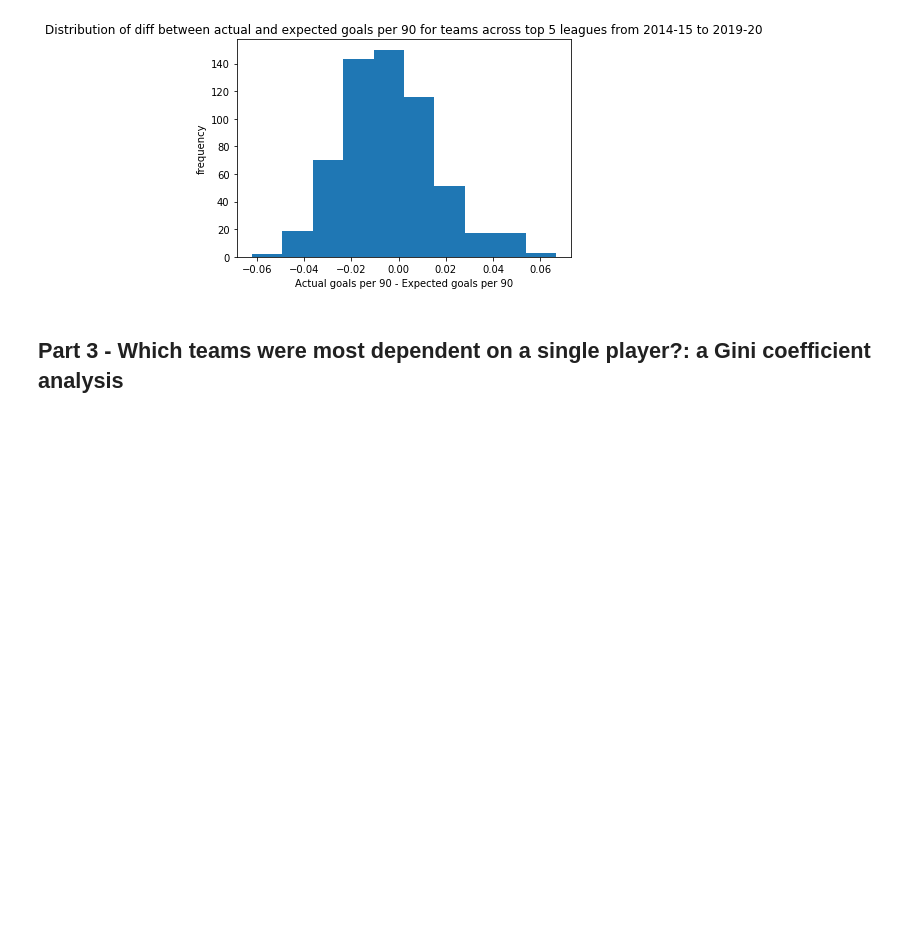
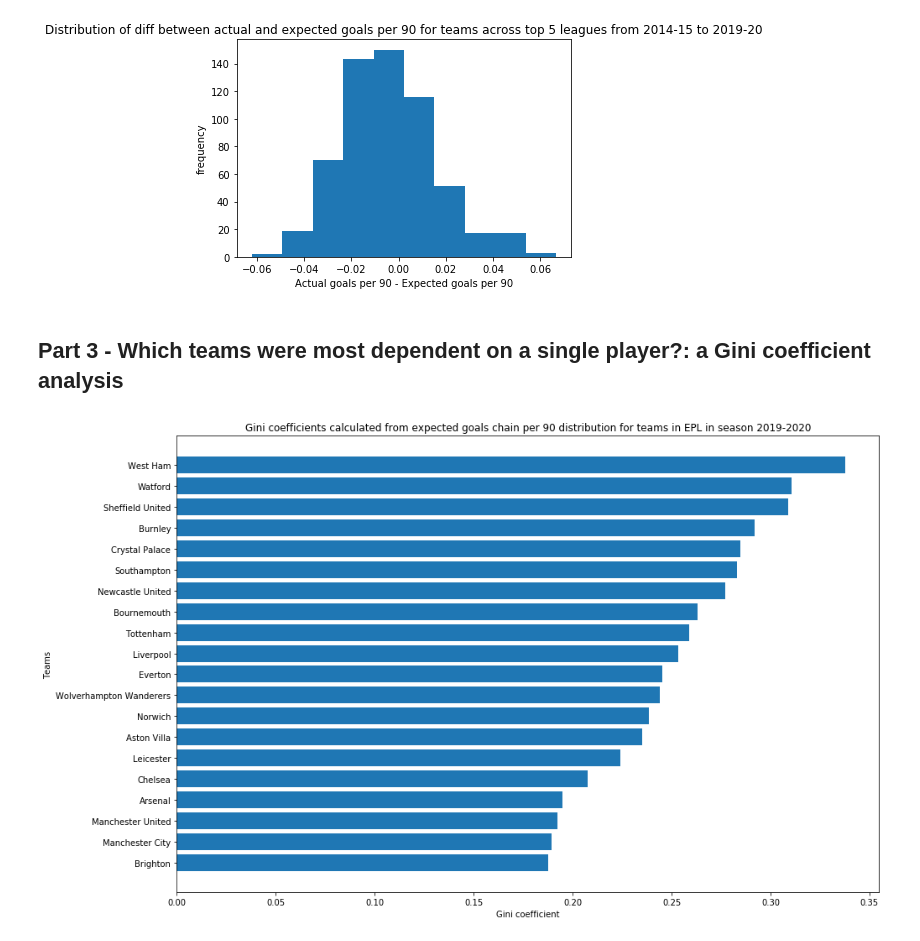
Before and after one commit to ankitpt/Data_Science_Blog_Post, a Jupyter notebook: Data Science Blog post.ipynb, the cells around one changed output. Cells and saved outputs as stored; diff of their text form; code cells hidden in the pictures; blank space fills up the shorter version.

```diff
--- a/Data Science Blog post.ipynb
+++ b/Data Science Blog post.ipynb
@@ -172,3 +172,16 @@ Text(0.5,1,'Distribution of diff between actual and expected goals per 90 for te
 [figure]
 # %% [markdown]
 ## Part 3 - Which teams were most dependent on a single player?: a Gini coefficient analysis
+# %%
+#Function to calculate gini coefficient. Taken from: https://github.com/oliviaguest/gini
+
+def gini(array):
+    """Calculate the Gini coefficient of a numpy array."""
+
+    array = array.flatten()
+    if np.amin(array) < 0:
+        array -= np.amin(array) #values cannot be negative
+    array = np.sort(array) #values must be sorted
+    index = np.arange(1,array.shape[0]+1) #index per array element
+    n = array.shape[0]#number of array elements
+    return ((np.sum((2 * index - n  - 1) * array)) / (n * np.sum(array)))
@@ -174,0 +240,4 @@ Text(0.5,1,'Distribution of diff between actual and expected goals per 90 for te
+# %%
+plot_gini_league(df_main,"EPL","2019-2020")
+# %% [output]
+[figure, added]
```
Also changed, not shown: parts of 6 cells of this notebook.
